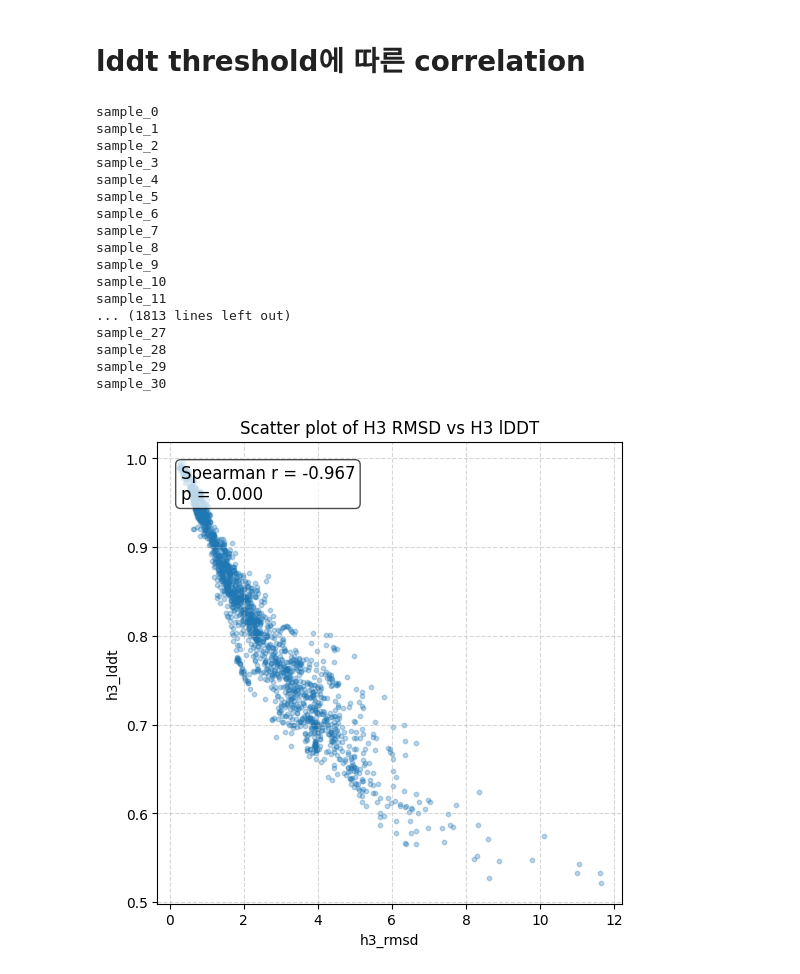
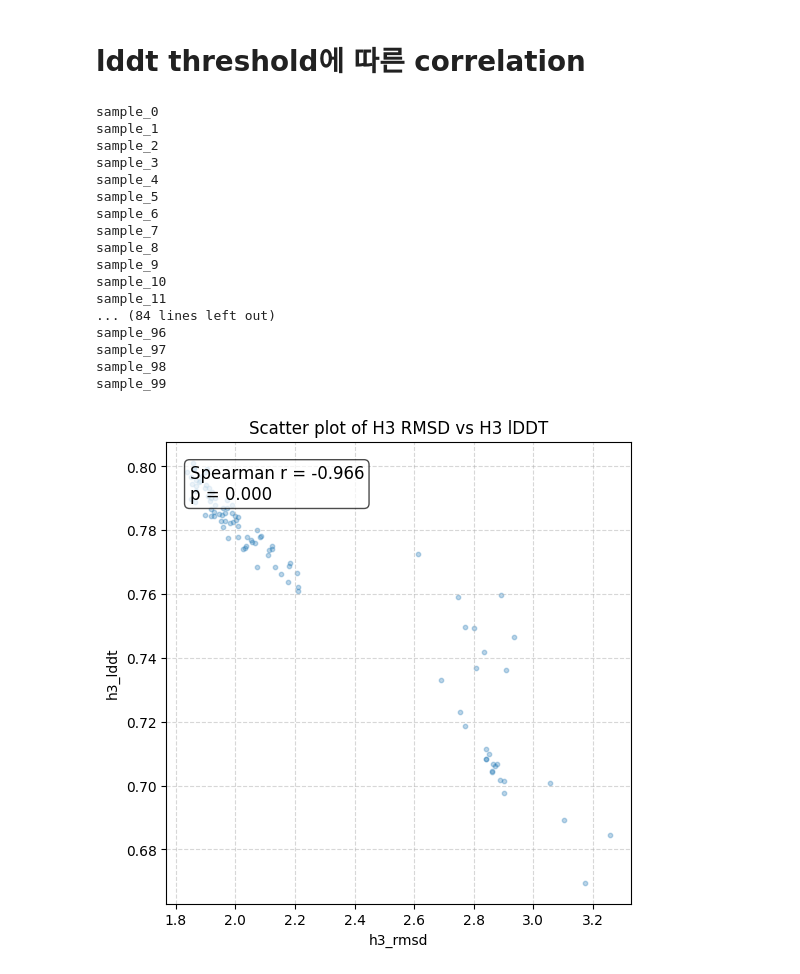
Before and after one commit to shp2001/protein-frame-flow, a Jupyter notebook: notebook/check_metric.ipynb, the cells around one changed output. Saved outputs shown, nothing was run; the diff lists cells and outputs as text; code cells hidden in the pictures.

Commit message:
lddt threshold

```diff
--- a/notebook/check_metric.ipynb
+++ b/notebook/check_metric.ipynb
@@ -2537,7 +2537,7 @@ from models.loss import compute_lddt_per_atom
 import os
 import json
 import matplotlib.pyplot as plt
-
+import numpy as np
 def get_h3_indices_from_chothia(pdb_file: str):
     """
     Chothia numbering된 PDB의 첫 번째 체인을 heavy chain으로 가정하고
@@ -2591,9 +2591,10 @@ def load_ca_coords_from_pdb(pdb_file: str) -> torch.Tensor:
 
 
 ##############################################
-src_dir = '/home/psh/protein-frame-flow/inference_outputs/CDRFlow_v1.2.4_biomol_stage2_no_conf/2025-08-12_08-52-08/epoch=13-step=20076_copy/run_2025-08-12_14-40-09'
+src_dir = '/home/psh/protein-frame-flow/inference_outputs/ebm_bb_gt_str_margin_7_sup_ts_8_5e-4/2025-08-19_15-40-04/epoch=49-step=35850_copy/run_2025-08-20_10-33-34'
 pdb_ids = [i for i in os.listdir(src_dir) if 'config' not in i]
-thresholds = (0.5, 1.0, 2.0, 4.0, 6.0)
+# thresholds = (0.1, 0.2, 0.3, 0.5, 1.0, 1.5)
+thresholds = (0.5, 1.0, 1.5, 2.0, 3.0, 4.0, 5.0)
 cutoff = 15
 ##############################################
 
@@ -2601,6 +2602,8 @@ total_lddt = []
 total_rmsd = []
 
 for pdb_id in pdb_ids:
+    if '7uij' not in pdb_id:
+        continue
     decoy_pdb_dir = os.path.join(src_dir, pdb_id)
     gt_pdb_path = os.path.join('/home/psh/benchmark_after210930/pdb', pdb_id + ".pdb")
     decoy_coords = []
@@ -2617,9 +2620,8 @@ for pdb_id in pdb_ids:
             data = json.load(f)
         h3_rmsds.append(data['h3_rms'])
 
-        if i == 30:
-            break
-
+        # if i == 30:
+        #     break
     decoy_coords = torch.stack(decoy_coords, axis=0) # (B, L)
     h3_rmsds = torch.tensor(h3_rmsds) # (B)
 
@@ -2639,36 +2641,58 @@ from scipy.stats import spearmanr
 spearman_corr, spearman_p = spearmanr(total_rmsd, total_lddt)
 plt.figure(figsize=(6,6))
 plt.scatter(total_rmsd, total_lddt, s=10, alpha=0.3)  # 작은 점, 반투명
 plt.xlabel("h3_rmsd")
 plt.ylabel("h3_lddt")
 plt.title("Scatter plot of H3 RMSD vs H3 lDDT")
 plt.grid(True, linestyle="--", alpha=0.5)
 # 상관계수 텍스트 표시
 plt.text(
     0.05, 0.95,
     f"Spearman r = {spearman_corr:.3f}\np = {spearman_p:.3f}",
     transform=plt.gca().transAxes,
     fontsize=12,
     verticalalignment="top",
     bbox=dict(boxstyle="round", facecolor="white", alpha=0.7)
 )
 plt.show()
+
+# # lddt 비율 확인
+# if isinstance(total_lddt, torch.Tensor):
+#     data = total_lddt.detach().cpu().numpy()
+# else:
+#     data = np.array(total_lddt)
+
+# # bin 경계 정의
+# bin_edges = np.arange(0, 1.05, 0.05)
+
+# # 히스토그램 그리기
+# plt.figure(figsize=(12, 6))
+
+# plt.hist(data, bins=bin_edges, alpha=0.7, edgecolor='black',
+#             weights=np.ones(len(data)) / len(data) * 100)
+# plt.xlabel('LDDT')
+# plt.ylabel('proportion (%)')
+# plt.title('LDDT distribution')
+# plt.grid(True, alpha=0.3)
+
+# plt.tight_layout()
+# plt.show()
 # %% [output]
 sample_0
 sample_1
 sample_2
 sample_3
 sample_4
 sample_5
 sample_6
 sample_7
 sample_8
 sample_9
 sample_10
 sample_11
-... (1813 lines left out)
-sample_27
-sample_28
-sample_29
-sample_30
+... (84 lines left out)
+sample_96
+sample_97
+sample_98
+sample_99
-[figure, old version]
+[figure, new version]
```
Also changed, not shown: 3 other files.
